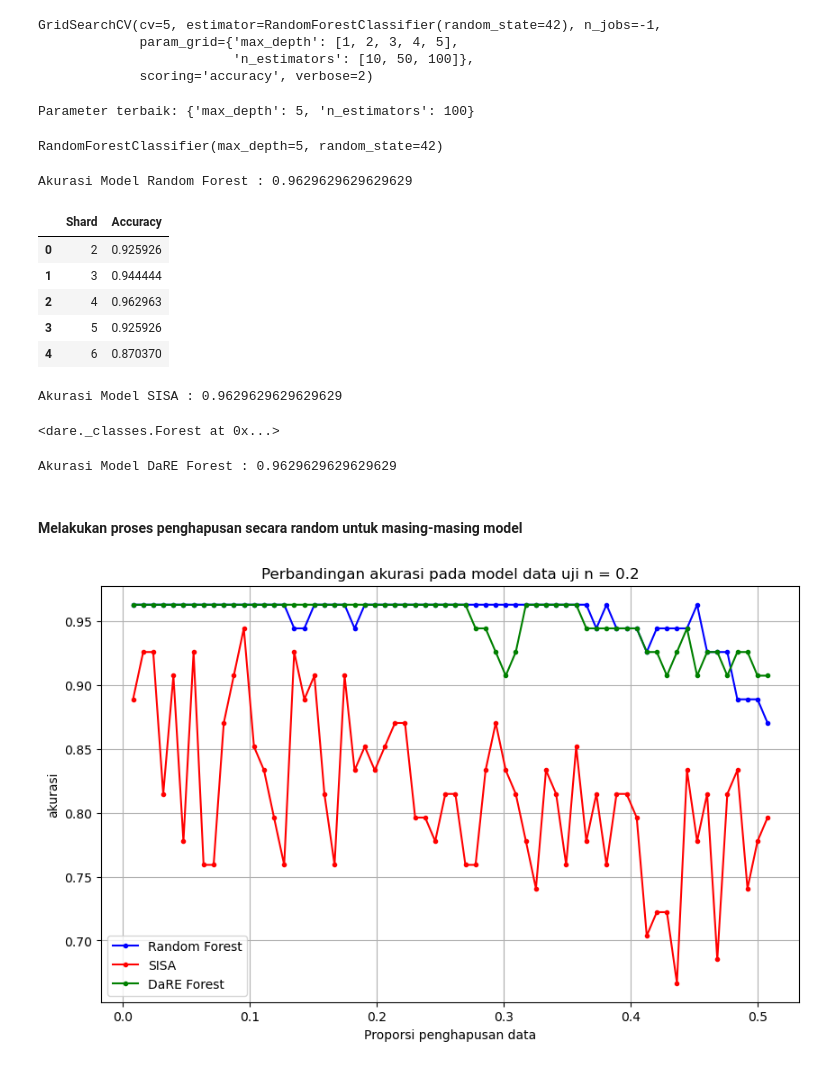
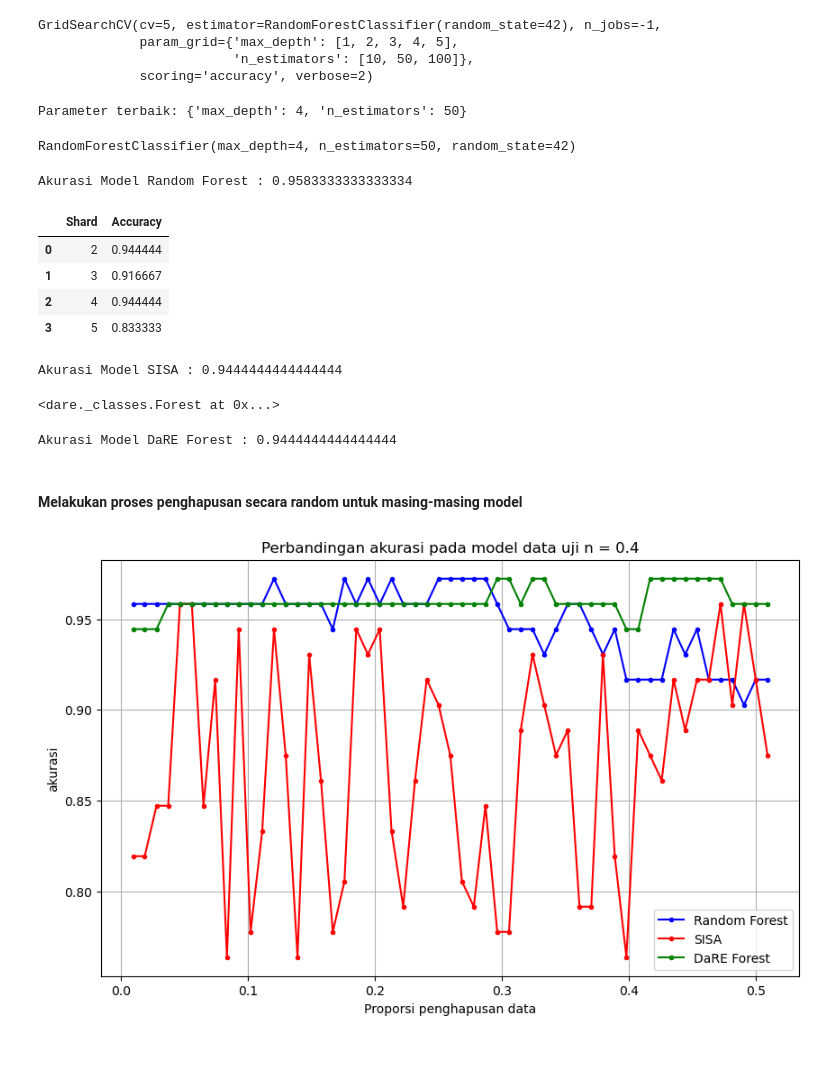
Before and after one commit to ilhampratama2109/Tugas_Akhir, a Jupyter notebook: experiment_rev_3.ipynb, the cells around one changed output. Cells and saved outputs as stored; diff of their text form; code cells hidden in the pictures.

```diff
--- a/experiment_rev_3.ipynb
+++ b/experiment_rev_3.ipynb
@@ -24,7 +24,7 @@ data = data.drop_duplicates()
 X = data.drop(["Keputusan Akhir"], axis=1)
 y = data["Keputusan Akhir"]
 # %%
-X_train, X_test, y_train, y_test = train_test_split(X, y, test_size=0.3, random_state=42)
+X_train, X_test, y_train, y_test = train_test_split(X, y, test_size=0.4, random_state=42)
 # %%
 X_train_base = X_train.copy()
 y_train_base = y_train.copy()
@@ -71,20 +71,20 @@ GridSearchCV(cv=5, estimator=RandomForestClassifier(random_state=42), n_jobs=-1,
 # %%
 print("Parameter terbaik:", grid_search_base_model.best_params_)
 # %% [output]
-Parameter terbaik: {'max_depth': 5, 'n_estimators': 100}
+Parameter terbaik: {'max_depth': 4, 'n_estimators': 50}
 # %%
 #Base Model using RandomForest
 tree_model = grid_search_base_model.best_estimator_
 tree_model.fit(X_train_base, y_train_base)
 # %% [output]
-RandomForestClassifier(max_depth=5, random_state=42)
+RandomForestClassifier(max_depth=4, n_estimators=50, random_state=42)
 # %%
 #predict using XGBoost model
 y_pred_tree = tree_model.predict(X_test_base)
 accuracy_tree = accuracy_score(y_pred_tree, y_test)
 print(f"Akurasi Model Random Forest : {accuracy_tree}")
 # %% [output]
-Akurasi Model Random Forest : 0.9629629629629629
+Akurasi Model Random Forest : 0.9583333333333334
 # %%
 #SISA Model akurasi by shard
 shard = 2
@@ -104,11 +104,10 @@ data_result = pd.DataFrame(exp_results)
 data_result
 # %% [output]
 |  | Shard | Accuracy |
-| 0 | 2 | 0.925926 |
-| 1 | 3 | 0.944444 |
-| 2 | 4 | 0.962963 |
-| 3 | 5 | 0.925926 |
-| 4 | 6 | 0.870370 |
+| 0 | 2 | 0.944444 |
+| 1 | 3 | 0.916667 |
+| 2 | 4 | 0.944444 |
+| 3 | 5 | 0.833333 |
 # %%
 #Base on result below, SISA model will use 4 shard for expriment
 sisa = SISA(4, tree_model)
@@ -118,7 +117,7 @@ y_pred_SISA = sisa.predict(X_test_SISA)
 accuracy_SISA = accuracy_score(y_pred_SISA, y_test)
 print(f"Akurasi Model SISA : {accuracy_SISA}")
 # %% [output]
-Akurasi Model SISA : 0.9629629629629629
+Akurasi Model SISA : 0.9444444444444444
 # %%
 #DaRE Forest Model
 dafo = dare.Forest(n_estimators=100, max_depth=5, k = 5, topd = 0, random_state=42)
@@ -131,7 +130,7 @@ y_pred_dare = dafo.predict(X_test_dare)
 accuracy_dare = accuracy_score(y_pred_dare, y_test)
 print(f"Akurasi Model DaRE Forest : {accuracy_dare}")
 # %% [output]
-Akurasi Model DaRE Forest : 0.9629629629629629
+Akurasi Model DaRE Forest : 0.9444444444444444
 # %%
 #Perbandingan label untuk masing-masing model
 # %% [markdown]
@@ -253,19 +252,19 @@ import matplotlib.pyplot as plt
 # %%
 plt.figure(figsize=(10, 6))
 plt.plot(comparition_model['Proporsi penghapusan'],comparition_model['Accuracy Base'], marker = ".", linestyle='-', color='blue', label='Random Forest')
 plt.plot(comparition_model['Proporsi penghapusan'],comparition_model['Accuracy SISA'], marker = ".", linestyle='-', color='red', label='SISA' )
 plt.plot(comparition_model['Proporsi penghapusan'],comparition_model['Accuracy DaRE'], marker = ".", linestyle='-', color='green', label='DaRE Forest')
 
 
-plt.title("Perbandingan akurasi pada model data uji n = 0.2")
+plt.title("Perbandingan akurasi pada model data uji n = 0.4")
 plt.xlabel("Proporsi penghapusan data")
 plt.ylabel("akurasi")
 plt.legend()
 plt.grid(True)
 plt.xticks(ticks=np.arange(0, 0.6, 0.1), labels=['0.0', '0.1', '0.2', '0.3', '0.4', '0.5'])
 plt.show()
 # %% [output]
-[figure, old version]
+[figure, new version]
 # %%
 plt.figure(figsize=(10, 6))
 plt.plot(y_pred_comparition['Proporsi penghapusan'], y_pred_comparition['Random Forest - SISA'], marker = ".", linestyle='-', color='red', label='Random Forest - SISA')
```
Also changed, not shown: parts of 2 cells of this notebook, 8 other files.
